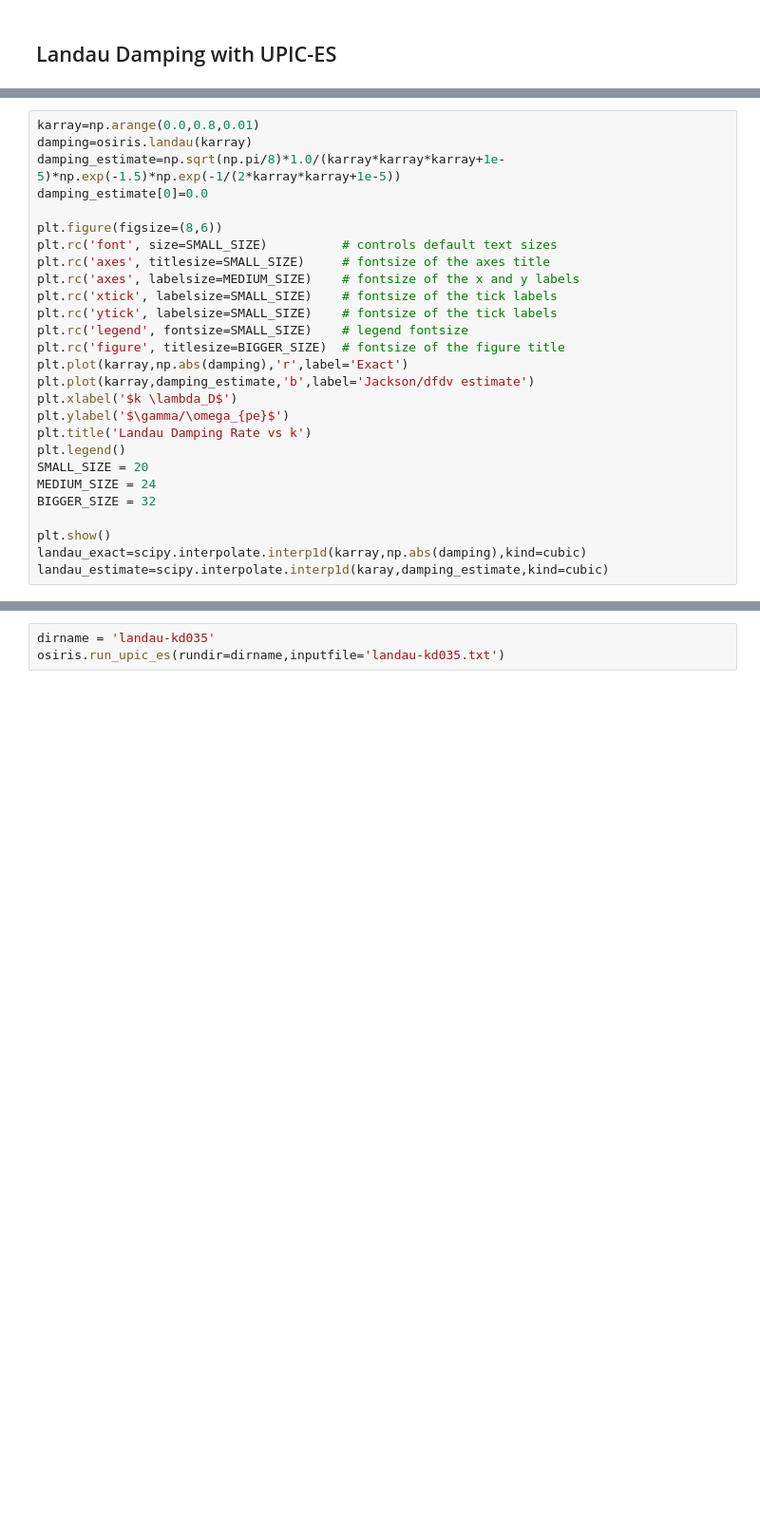
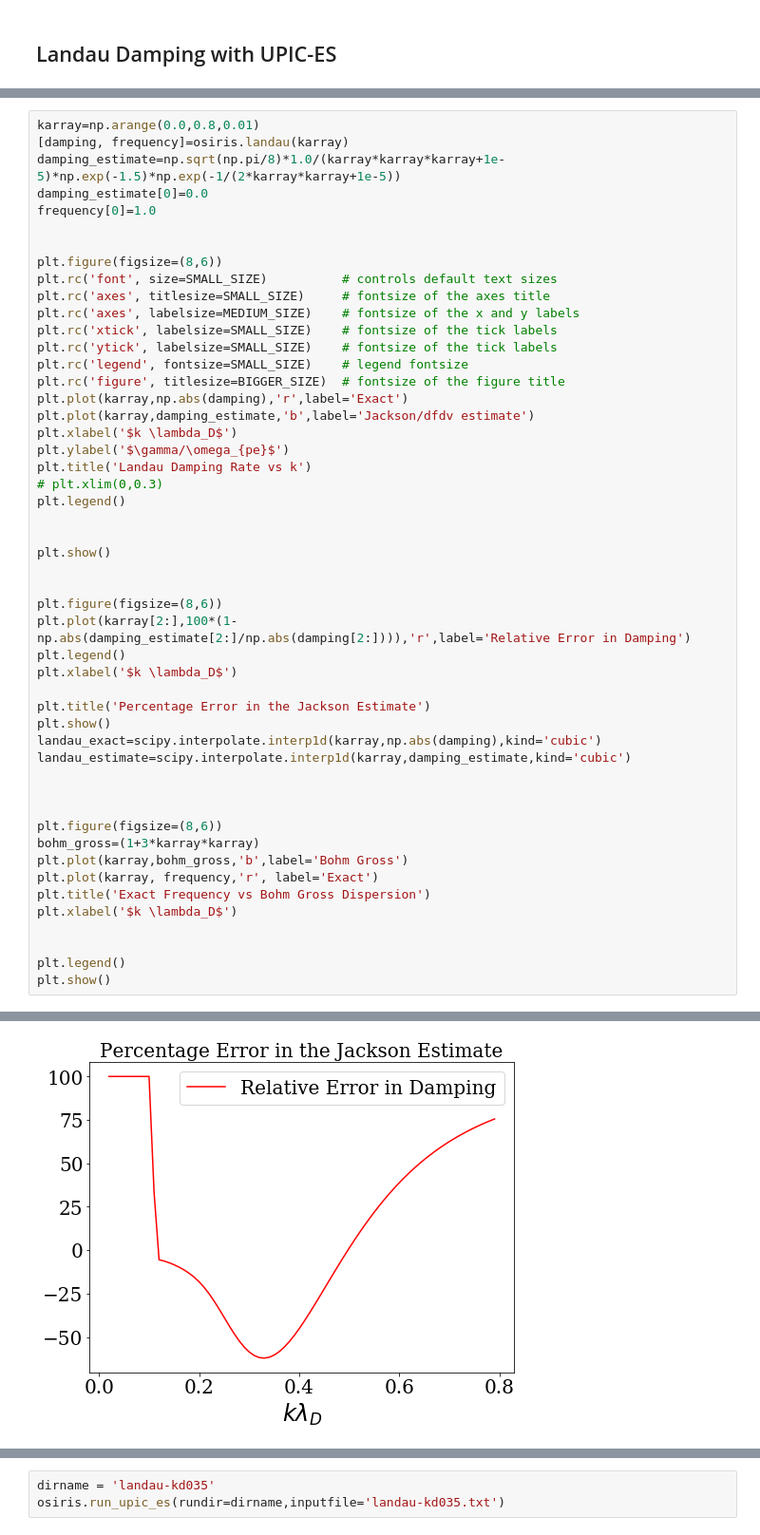
Before and after one commit to UCLA-Plasma-Simulation-Group/JupyterPIC, a Jupyter notebook: dev/Landau-Damping/landau-damping.ipynb, the cells around one changed output, grey strips where cells are left out. Shown at 95% size. Drawn from its saved outputs; the diff is of its cells as text; blank space fills up the shorter version.

```diff
--- a/dev/Landau-Damping/landau-damping.ipynb
+++ b/dev/Landau-Damping/landau-damping.ipynb
@@ -93,9 +106,11 @@ exp \left(- \left({\frac{k_D}{\sqrt{2}k}}\right)^2 \right)
 Below we first plot the exact result vs the Jackson estimate for a large range of $k \lambda_D$.
 # %%
 karray=np.arange(0.0,0.8,0.01)
-damping=osiris.landau(karray)
+[damping, frequency]=osiris.landau(karray)
 damping_estimate=np.sqrt(np.pi/8)*1.0/(karray*karray*karray+1e-5)*np.exp(-1.5)*np.exp(-1/(2*karray*karray+1e-5))
 damping_estimate[0]=0.0
+frequency[0]=1.0
+
 
 plt.figure(figsize=(8,6))
 plt.rc('font', size=SMALL_SIZE)          # controls default text sizes
@@ -110,13 +125,34 @@ plt.plot(karray,damping_estimate,'b',label='Jackson/dfdv estimate')
 plt.xlabel('$k \lambda_D$')
 plt.ylabel('$\gamma/\omega_{pe}$')
 plt.title('Landau Damping Rate vs k')
+# plt.xlim(0,0.3)
 plt.legend()
-SMALL_SIZE = 20
-MEDIUM_SIZE = 24
-BIGGER_SIZE = 32
+
 
 plt.show()
-landau_exact=scipy.interpolate.interp1d(karray,np.abs(damping),kind=cubic)
-landau_estimate=scipy.interpolate.interp1d(karay,damping_estimate,kind=cubic)
+
+
+plt.figure(figsize=(8,6))
+plt.plot(karray[2:],100*(1-np.abs(damping_estimate[2:]/np.abs(damping[2:]))),'r',label='Relative Error in Damping')
+plt.legend()
+plt.xlabel('$k \lambda_D$')
+
+plt.title('Percentage Error in the Jackson Estimate')
+plt.show()
+landau_exact=scipy.interpolate.interp1d(karray,np.abs(damping),kind='cubic')
+landau_estimate=scipy.interpolate.interp1d(karray,damping_estimate,kind='cubic')
+
+
+
+plt.figure(figsize=(8,6))
+bohm_gross=(1+3*karray*karray)
+plt.plot(karray,bohm_gross,'b',label='Bohm Gross')
+plt.plot(karray, frequency,'r', label='Exact')
+plt.title('Exact Frequency vs Bohm Gross Dispersion')
+plt.xlabel('$k \lambda_D$')
+
+
+plt.legend()
+plt.show()
 # %% [output]
 [figure]
@@ -123,0 +159 @@ NameError: name 'cubic' is not defined
+[figure, added]
```
Also changed, not shown: parts of 12 cells of this notebook.
